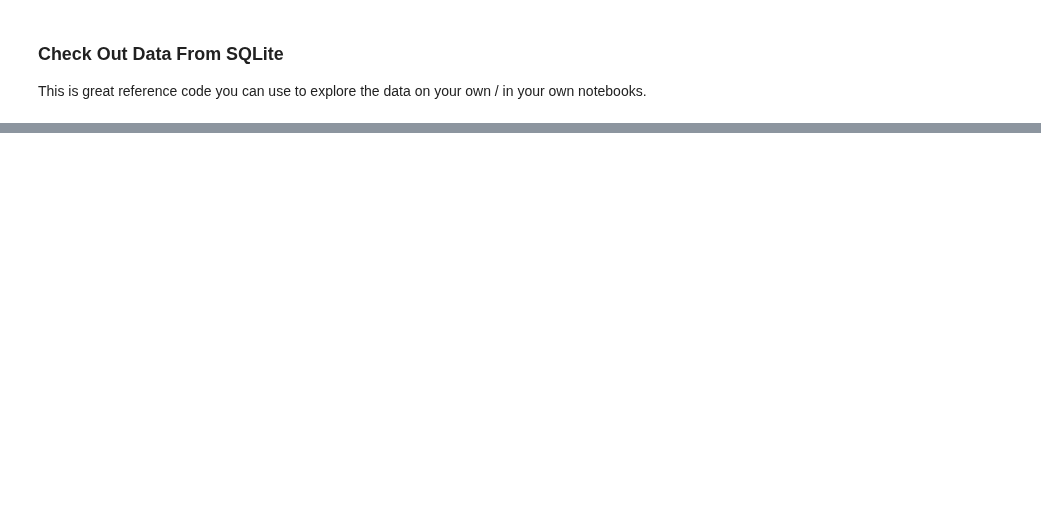
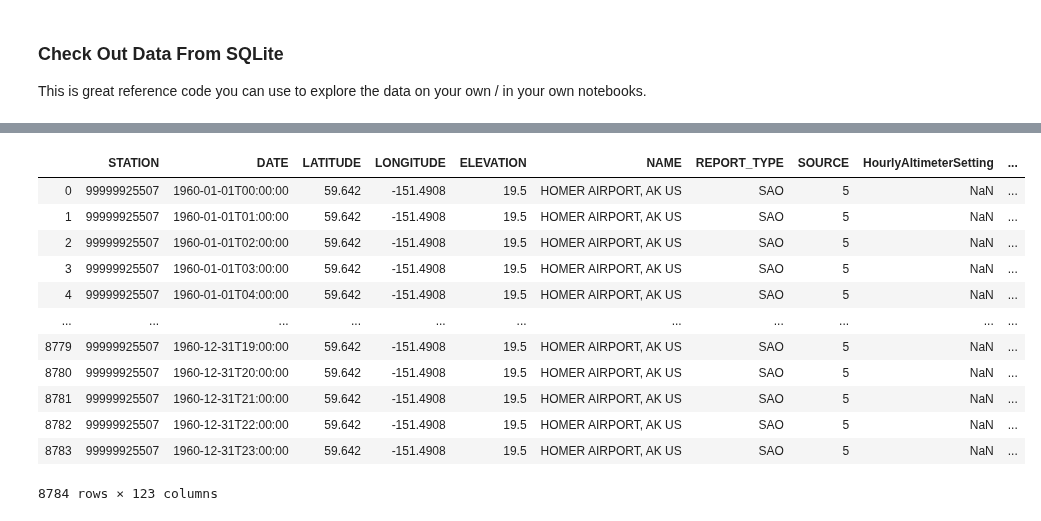
Before and after one commit to howweirdistheweather/weather_app, a Jupyter notebook: notebooks/01-dy-historical-csv-to-sql.ipynb, the cells around one changed output, grey strips where cells are left out. Cells and saved outputs as stored; diff of their text form; code cells hidden in the pictures; blank space fills up the shorter version.

```diff
--- a/notebooks/01-dy-historical-csv-to-sql.ipynb
+++ b/notebooks/01-dy-historical-csv-to-sql.ipynb
@@ -400,0 +502,16 @@ homer
+# %%
+pd.read_csv("../data/external/historical/1960/25507.csv")
+# %% [output]
+|  | STATION | DATE | LATITUDE | LONGITUDE | ELEVATION | NAME | REPORT_TYPE | SOURCE | HourlyAltimeterSetting | ... |
+| 0 | 99999925507 | 1960-01-01T00:00:00 | 59.642 | -151.4908 | 19.5 | HOMER AIRPORT, AK US | SAO | 5 | NaN | ... |
+| 1 | 99999925507 | 1960-01-01T01:00:00 | 59.642 | -151.4908 | 19.5 | HOMER AIRPORT, AK US | SAO | 5 | NaN | ... |
+| 2 | 99999925507 | 1960-01-01T02:00:00 | 59.642 | -151.4908 | 19.5 | HOMER AIRPORT, AK US | SAO | 5 | NaN | ... |
+| 3 | 99999925507 | 1960-01-01T03:00:00 | 59.642 | -151.4908 | 19.5 | HOMER AIRPORT, AK US | SAO | 5 | NaN | ... |
+| 4 | 99999925507 | 1960-01-01T04:00:00 | 59.642 | -151.4908 | 19.5 | HOMER AIRPORT, AK US | SAO | 5 | NaN | ... |
+| ... | ... | ... | ... | ... | ... | ... | ... | ... | ... | ... |
+| 8779 | 99999925507 | 1960-12-31T19:00:00 | 59.642 | -151.4908 | 19.5 | HOMER AIRPORT, AK US | SAO | 5 | NaN | ... |
+| 8780 | 99999925507 | 1960-12-31T20:00:00 | 59.642 | -151.4908 | 19.5 | HOMER AIRPORT, AK US | SAO | 5 | NaN | ... |
+| 8781 | 99999925507 | 1960-12-31T21:00:00 | 59.642 | -151.4908 | 19.5 | HOMER AIRPORT, AK US | SAO | 5 | NaN | ... |
+| 8782 | 99999925507 | 1960-12-31T22:00:00 | 59.642 | -151.4908 | 19.5 | HOMER AIRPORT, AK US | SAO | 5 | NaN | ... |
+| 8783 | 99999925507 | 1960-12-31T23:00:00 | 59.642 | -151.4908 | 19.5 | HOMER AIRPORT, AK US | SAO | 5 | NaN | ... |
+8784 rows × 123 columns
```
Also changed, not shown: parts of 15 cells of this notebook.
